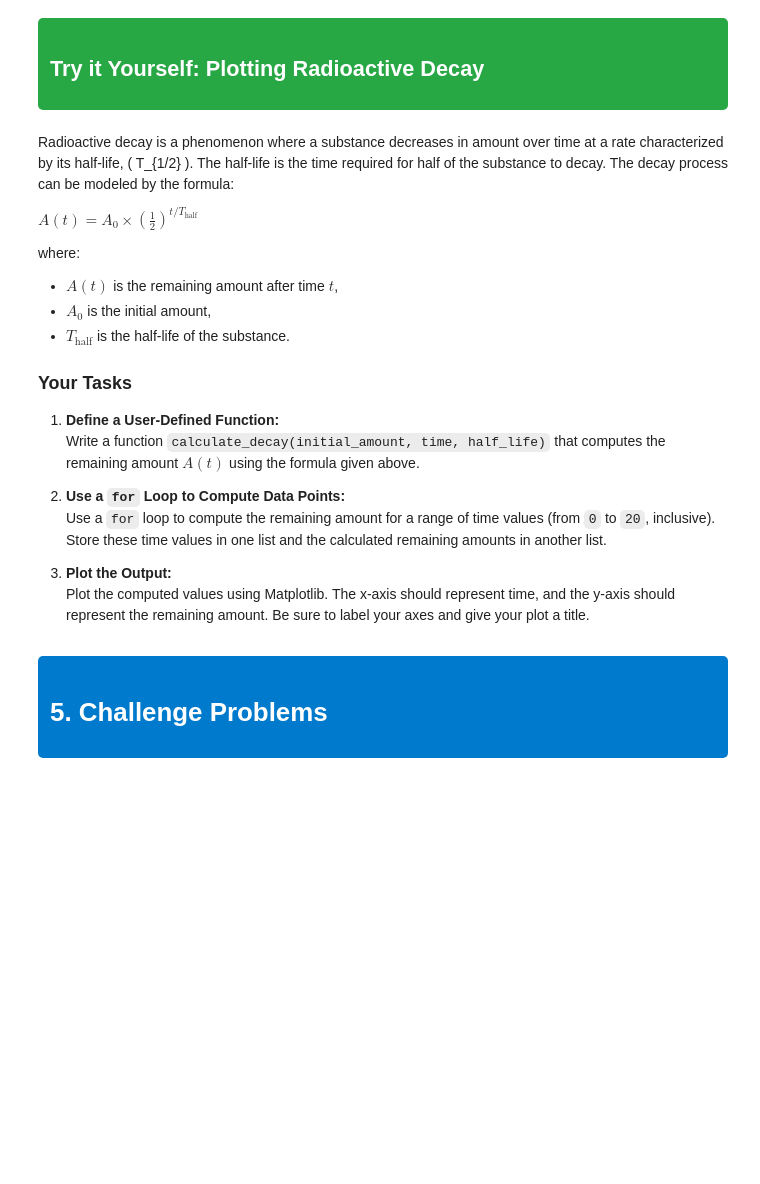
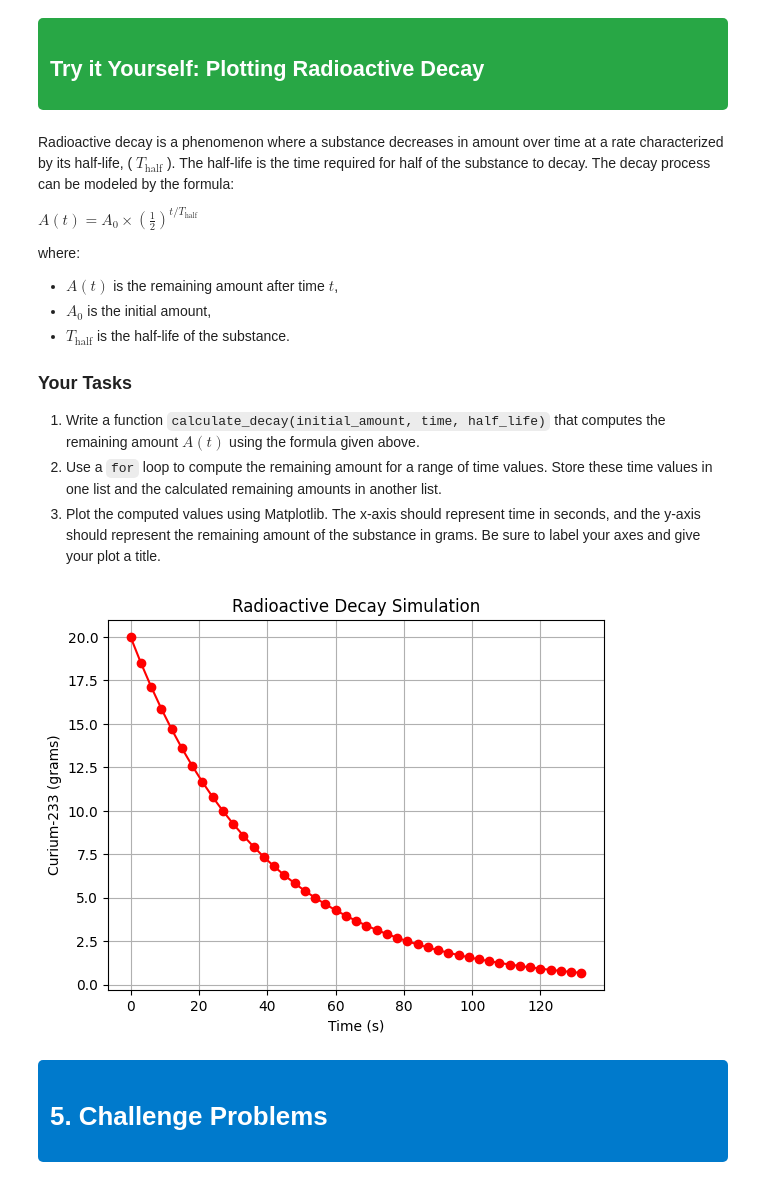
Before and after one commit to nawtrey/ASU-PHY150-Python-Labs, a Jupyter notebook: PHY_150_Intro_to_Python_Lab_2.ipynb, the cells around one changed output. Saved outputs shown, nothing was run; the diff lists cells and outputs as text; code cells hidden in the pictures; blank space fills up the shorter version.

Commit message:
ENH: Lab 2 revisions
* Finishes final problem for the plotting section
of Lab 2

```diff
--- a/PHY_150_Intro_to_Python_Lab_2.ipynb
+++ b/PHY_150_Intro_to_Python_Lab_2.ipynb
@@ -898,8 +898,7 @@ plt.show()
   <h2 style="margin: 0;">Try it Yourself: Plotting Radioactive Decay</h2>
 </div>
 # %% [markdown]
-Radioactive decay is a phenomenon where a substance decreases in amount over time at a rate characterized by its half-life, \( T_{1/2} \). The half-life is the time required for half of the substance to decay. The decay process can be modeled by the formula:
-
+Radioactive decay is a phenomenon where a substance decreases in amount over time at a rate characterized by its half-life, ( $T_\text{half}$ ). The half-life is the time required for half of the substance to decay. The decay process can be modeled by the formula:
 
 $A(t) = A_0 \times \left(\frac{1}{2}\right)^{t / T_\text{half}}$
 
@@ -909,44 +908,54 @@ where:
 - $T_\text{half}$ is the half-life of the substance.
 
 ### Your Tasks
-1. **Define a User-Defined Function:**
-   Write a function `calculate_decay(initial_amount, time, half_life)` that computes the remaining amount $A(t)$ using the formula given above.
-
-2. **Use a `for` Loop to Compute Data Points:**
-   Use a `for` loop to compute the remaining amount for a range of time values (from `0` to `20`, inclusive). Store these time values in one list and the calculated remaining amounts in another list.
-
-3. **Plot the Output:**
-   Plot the computed values using Matplotlib. The x-axis should represent time, and the y-axis should represent the remaining amount. Be sure to label your axes and give your plot a title.
+1. Write a function `calculate_decay(initial_amount, time, half_life)` that computes the remaining amount $A(t)$ using the formula given above.
+2. Use a `for` loop to compute the remaining amount for a range of time values. Store these time values in one list and the calculated remaining amounts in another list.
+3. Plot the computed values using Matplotlib. The x-axis should represent time in seconds, and the y-axis should represent the remaining amount of the substance in grams. Be sure to label your axes and give your plot a title.
+# %%
+import matplotlib.pyplot as plt
+
+# Curium-233 variable definitions
+initial_amount = 20  # grams of Curium 233
+half_life = 27       # half-life of Curium-233 in seconds
+
+# time-related variable definitions
+start_time = 0                        # seconds
+n_half_lifes = 5                      # number of half-lifes
+end_time = half_life * n_half_lifes   # seconds
+step_size = 3                         # only calculate for every 3 seconds
 # %%
-import matplotlib.pyplot as plt
-
-# Step 1: Define the user-defined function
+# TODO: Define the user-defined function
 def calculate_decay(A_initial, t, T_half):
-    # Use the decay formula: A(t) = A0 * (0.5)^(t/T_half)
     A_final =
     return A_final
 
-# Step 2: Compute decay over a range of time values
-initial_amount = 100  # Example initial amount
-half_life = 5         # Example half-life
 
-time_values = []  # List to store time points
-amount_values = []  # List to store remaining amounts
+# lists to store time and mass values
+time_values = []
+amount_values = []
 
-# Calculate decay for each time from 0 to 20 (inclusive)
-for t in range(21):
-    time_values.append(t)
-    current_amount = calculate_decay(initial_amount, t, half_life)
-    amount_values.append(current_amount)
+# NOTE: we are using start/end/step for this so we only calculate
+# the half-life every 3 seconds. When you get your graph working,
+# take some time to edit the variables in the cell above to see
+# more of how you can use the `range()` function
+for t in range(start_time, end_time, step_size):
+    # TODO: calculate the current amount after some time t has passed
+    current_amount =
+    # TODO: add the relevant values to the lists
+    time_values.append()
+    amount_values.append()
 
-# Step 3: Plot the results
-plt.figure()  # Create a new figure
-plt.plot(time_values, amount_values, marker='o')
-plt.xlabel("Time")
-plt.ylabel("Remaining Amount")
-plt.title("Radioactive Decay Simulation")
-plt.grid(True)
+# TODO: Plot the results
+fig, ax = plt.subplots()
+ax.plot()
+# TODO: add your labels (WITH UNITS!)
+ax.set_xlabel()
+ax.set_ylabel()
+ax.set_title()
+ax.grid()
 plt.show()
+# %% [output]
+[figure, added]
 # %% [markdown]
 <div style="background-color: #007acc; color: white; padding: 12px; border-radius: 5px;">
   <h1 style="margin: 0;">5. Challenge Problems</h1>
```
